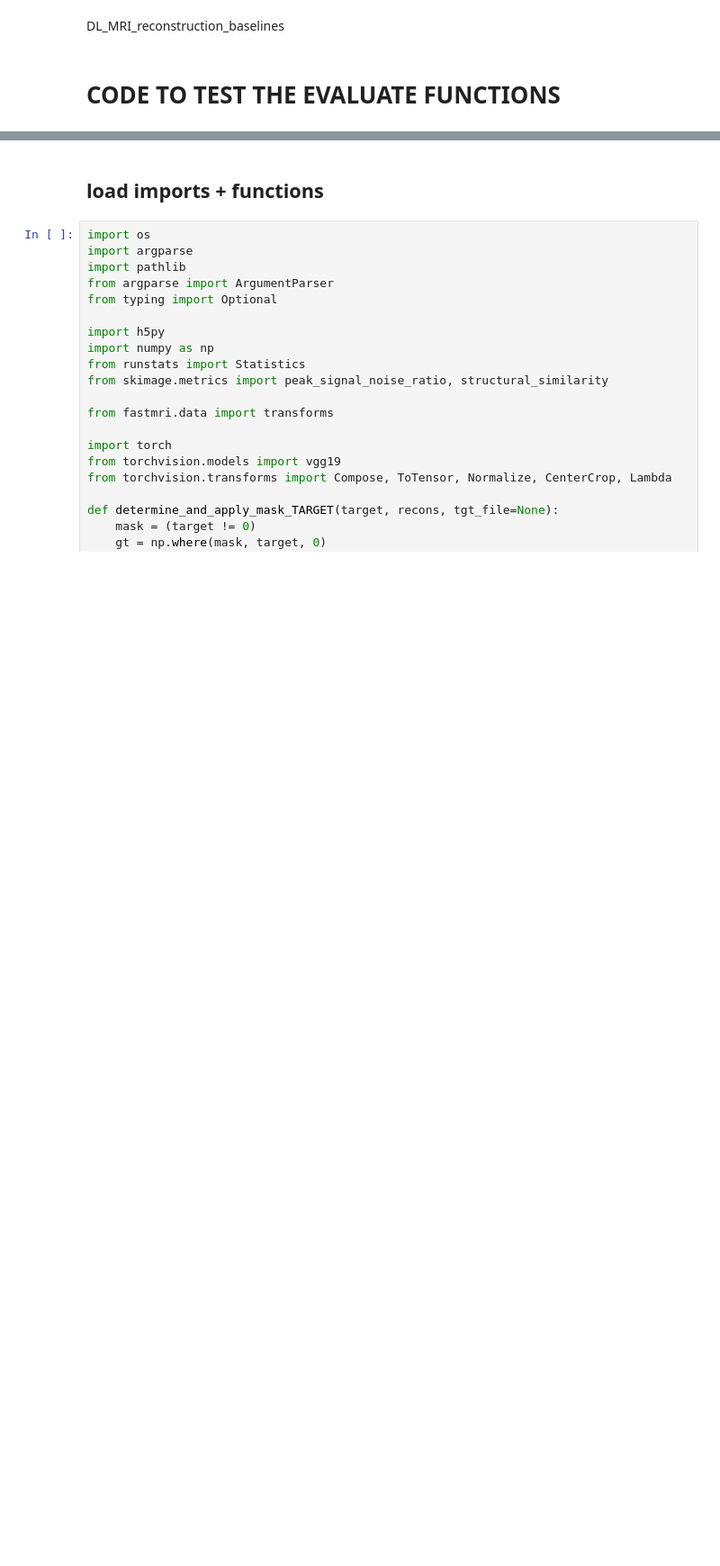
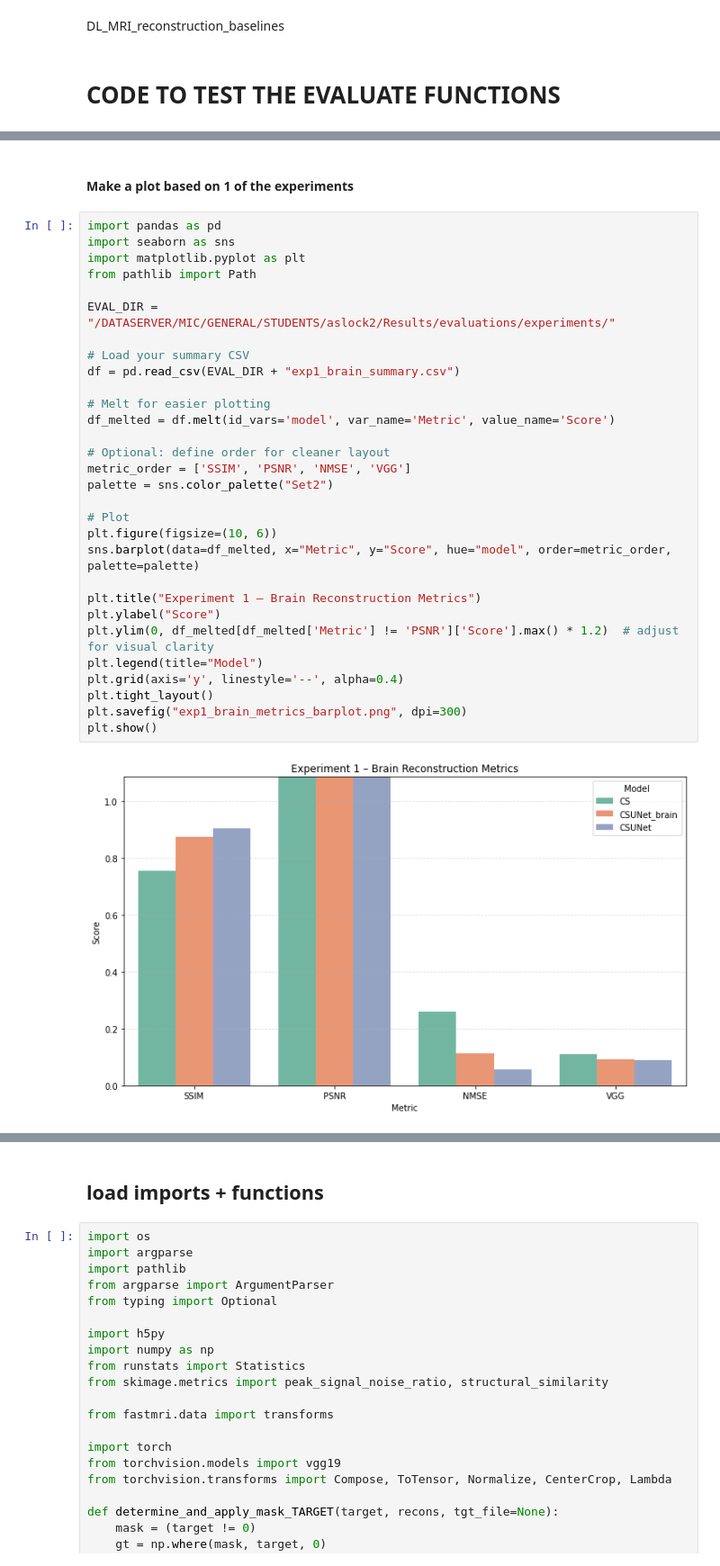
Before and after one commit to AlexSlock/fastMRI-hybrid-modelling, a Jupyter notebook: CSUNet/tests_evaluate.ipynb, the cells around one changed output, grey strips where cells are left out. Shown at 90% size. Drawn from its saved outputs; the diff is of its cells as text; blank space fills up the shorter version.

```diff
--- a/CSUNet/tests_evaluate.ipynb
+++ b/CSUNet/tests_evaluate.ipynb
@@ -4,0 +176,34 @@ DL_MRI_reconstruction_baselines
+# %% [markdown]
+#### Make a plot based on 1 of the experiments
+# %%
+import pandas as pd
+import seaborn as sns
+import matplotlib.pyplot as plt
+from pathlib import Path
+
+EVAL_DIR = "/DATASERVER/MIC/GENERAL/STUDENTS/aslock2/Results/evaluations/experiments/"
+
+# Load your summary CSV
+df = pd.read_csv(EVAL_DIR + "exp1_brain_summary.csv")
+
+# Melt for easier plotting
+df_melted = df.melt(id_vars='model', var_name='Metric', value_name='Score')
+
+# Optional: define order for cleaner layout
+metric_order = ['SSIM', 'PSNR', 'NMSE', 'VGG']
+palette = sns.color_palette("Set2")
+
+# Plot
+plt.figure(figsize=(10, 6))
+sns.barplot(data=df_melted, x="Metric", y="Score", hue="model", order=metric_order, palette=palette)
+
+plt.title("Experiment 1 – Brain Reconstruction Metrics")
+plt.ylabel("Score")
+plt.ylim(0, df_melted[df_melted['Metric'] != 'PSNR']['Score'].max() * 1.2)  # adjust for visual clarity
+plt.legend(title="Model")
+plt.grid(axis='y', linestyle='--', alpha=0.4)
+plt.tight_layout()
+plt.savefig("exp1_brain_metrics_barplot.png", dpi=300)
+plt.show()
+# %% [output]
+[figure, added]
```
Also changed, not shown: parts of 17 cells of this notebook, 11 other files.
